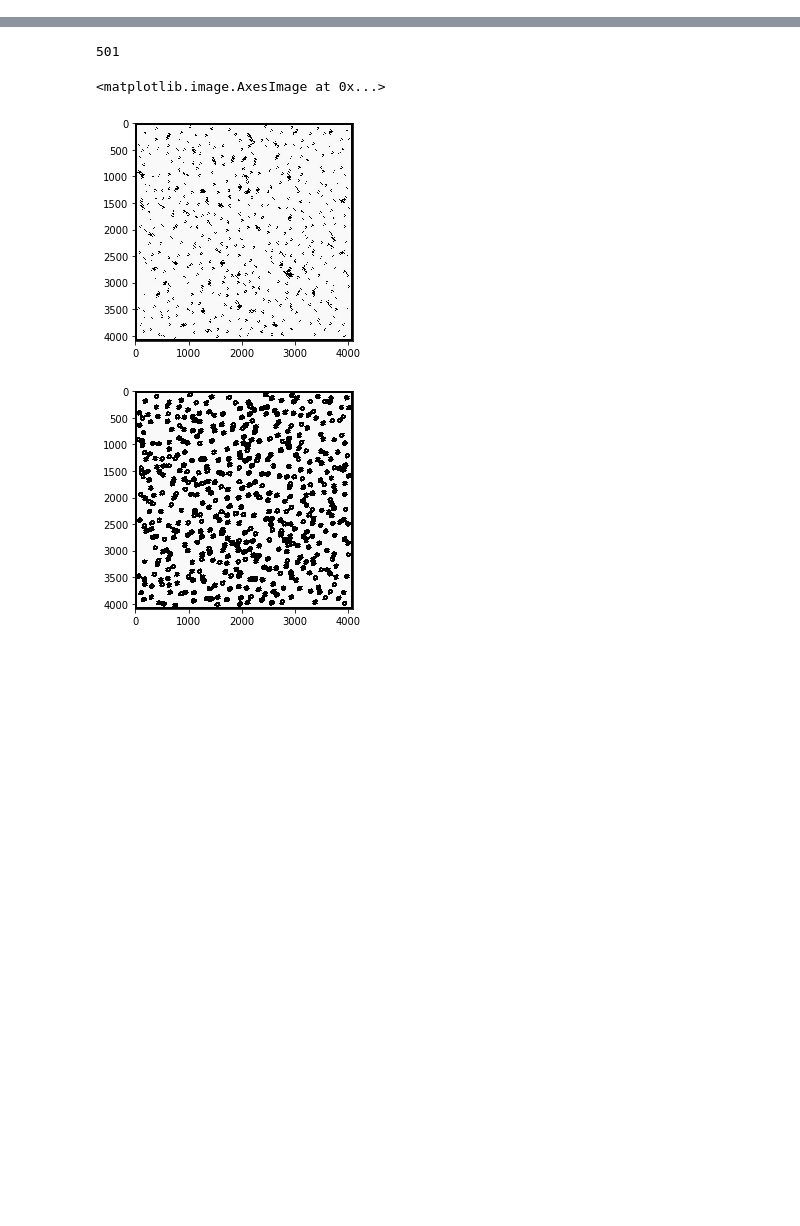
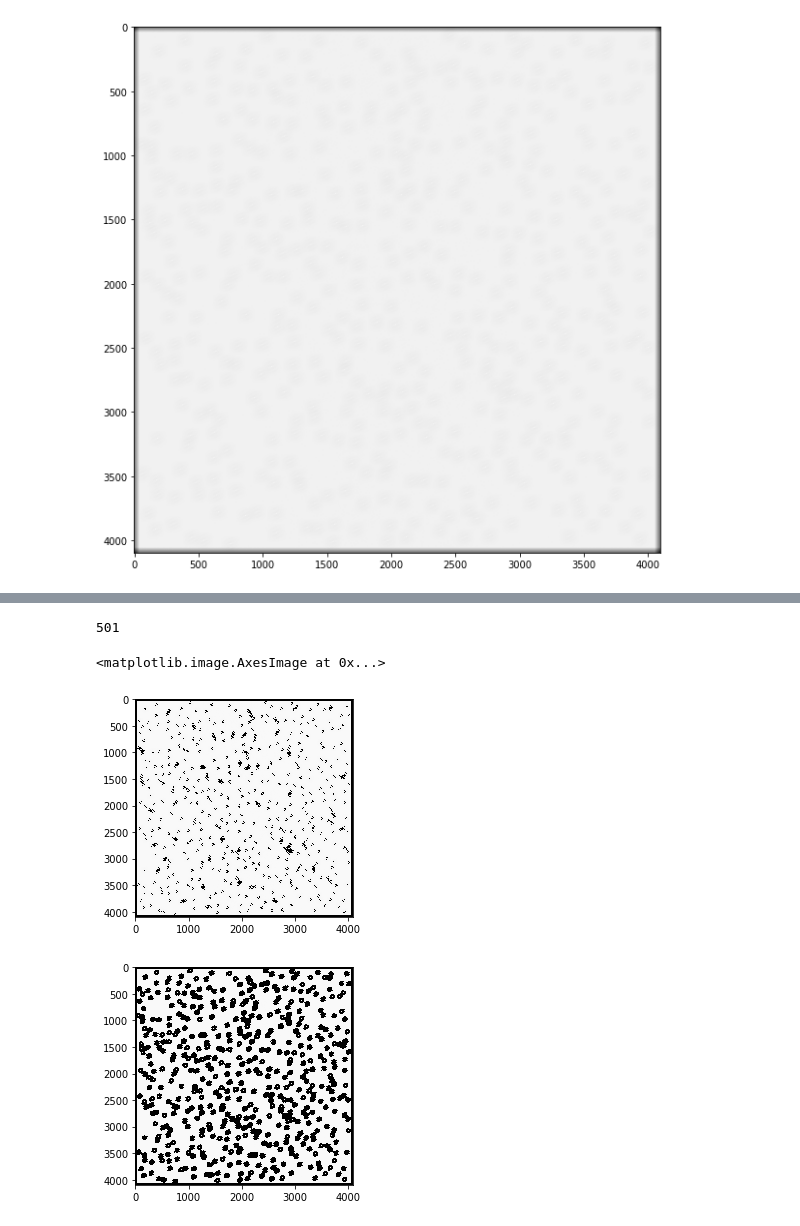
Before and after one commit to ngasner/cryo, a Jupyter notebook: Fourier Basics.ipynb, the cells around one changed output, grey strips where cells are left out. Saved outputs shown, nothing was run; the diff lists cells and outputs as text; code cells hidden in the pictures; blank space fills up the shorter version.

```diff
--- a/Fourier Basics.ipynb
+++ b/Fourier Basics.ipynb
@@ -13,0 +16,35 @@ plt.rcParams['image.cmap'] = 'gray'
+# %%
+def normalized_cc(I,T):
+    # zero padding the template
+    [height,length] = I.shape
+    [bheight,blength] = T.shape
+
+    x = [height/2-bheight/2]
+    y = [length/2-bheight/2]
+    x = int(x[0])
+    y = int(y[0])
+    padding = np.zeros_like(I)
+
+    # Create mask of zero-padded template
+    padding[x:x+int(T.shape[0]), y:y+int(T.shape[1])]=1.0
+
+
+    # Compute correlations of I and I**2
+    crossc = fast_convolve(I,T[::-1,::-1])
+    denom1 = np.sqrt(fast_convolve(I**2, padding))
+    denom2 = np.sqrt(np.sum((T**2)))
+
+    # Compute and return normalized cross-correlation
+    ncc = crossc/(denom1*denom2)
+    plt.imshow(ncc)
+
+    return ncc
+
+
+def fast_convolve(I,T):
+    fc = scipy.signal.fftconvolve(I,T,'same')
+    return fc
+
+ncc = normalized_cc(scipy.misc.imread("mgtest.png", 1),scipy.misc.imread("binnedpart.jpg", 1))
+# %% [output]
+[figure, added]
```
Also changed, not shown: parts of 18 cells of this notebook.
